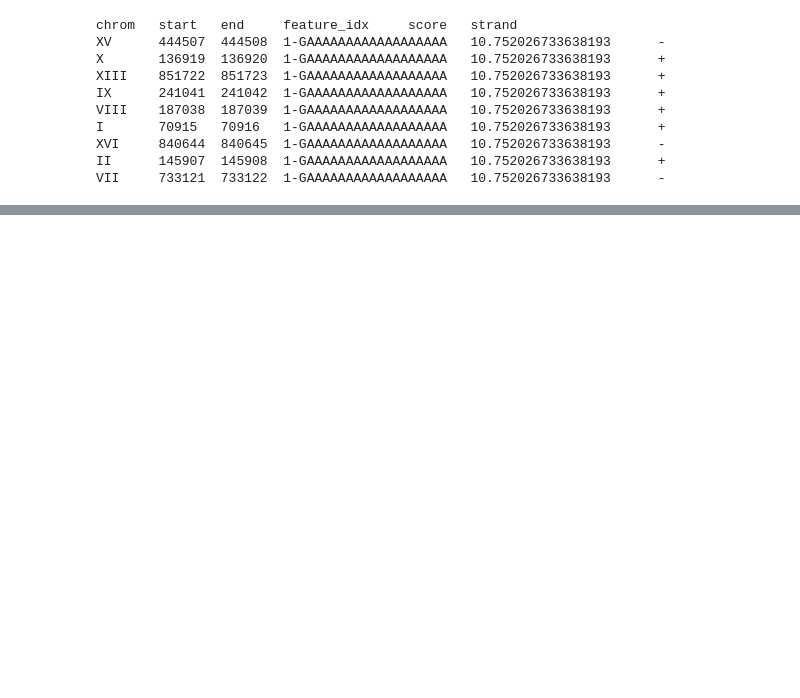
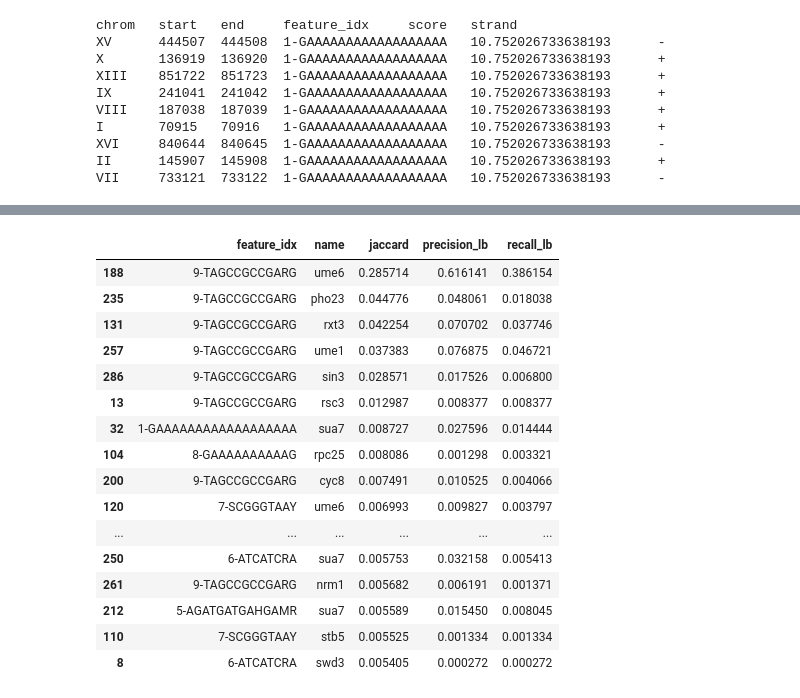
Before and after one commit to Kotronon/ML4RG_project15, a Jupyter notebook: streme_pipeline.ipynb, the cells around one changed output, grey strips where cells are left out. Drawn from its saved outputs; the diff is of its cells as text; code cells hidden in the pictures; blank space fills up the shorter version.

Commit message:
streme mit bench_mark

```diff
--- a/streme_pipeline.ipynb
+++ b/streme_pipeline.ipynb
@@ -291,0 +320,12 @@ total 4.8M
+# %%
+from pathlib import Path
+import pandas as pd
+
+run_dir = Path(
+    "/s/project/ml4rg_students/2026/project15/working/"
+    "binding_bench_runs/fimo_streme__saccharomyces_cerevisiae_sequence_mapper/"
+    "binding_bench/discrete/DNA_rossi_chipexo"
+)
+
+full = pd.read_parquet(run_dir / "full_discrete_metrics_ds_DNA_rossi_chipexo.parquet")
+full.head()
@@ -291,0 +464,22 @@ total 4.8M
+# %%
+full[["feature_idx", "name", "jaccard", "precision_lb", "recall_lb"]].sort_values(
+    "jaccard", ascending=False
+).head(20)
+# %% [output]
+|  | feature_idx | name | jaccard | precision_lb | recall_lb |
+| 188 | 9-TAGCCGCCGARG | ume6 | 0.285714 | 0.616141 | 0.386154 |
+| 235 | 9-TAGCCGCCGARG | pho23 | 0.044776 | 0.048061 | 0.018038 |
+| 131 | 9-TAGCCGCCGARG | rxt3 | 0.042254 | 0.070702 | 0.037746 |
+| 257 | 9-TAGCCGCCGARG | ume1 | 0.037383 | 0.076875 | 0.046721 |
+| 286 | 9-TAGCCGCCGARG | sin3 | 0.028571 | 0.017526 | 0.006800 |
+| 13 | 9-TAGCCGCCGARG | rsc3 | 0.012987 | 0.008377 | 0.008377 |
+| 32 | 1-GAAAAAAAAAAAAAAAAAA | sua7 | 0.008727 | 0.027596 | 0.014444 |
+| 104 | 8-GAAAAAAAAAAG | rpc25 | 0.008086 | 0.001298 | 0.003321 |
+| 200 | 9-TAGCCGCCGARG | cyc8 | 0.007491 | 0.010525 | 0.004066 |
+| 120 | 7-SCGGGTAAY | ume6 | 0.006993 | 0.009827 | 0.003797 |
+| ... | ... | ... | ... | ... | ... |
+| 250 | 6-ATCATCRA | sua7 | 0.005753 | 0.032158 | 0.005413 |
+| 261 | 9-TAGCCGCCGARG | nrm1 | 0.005682 | 0.006191 | 0.001371 |
+| 212 | 5-AGATGATGAHGAMR | sua7 | 0.005589 | 0.015450 | 0.008045 |
+| 110 | 7-SCGGGTAAY | stb5 | 0.005525 | 0.001334 | 0.001334 |
+| 8 | 6-ATCATCRA | swd3 | 0.005405 | 0.000272 | 0.000272 |
```
Also changed, not shown: parts of 32 cells of this notebook.
